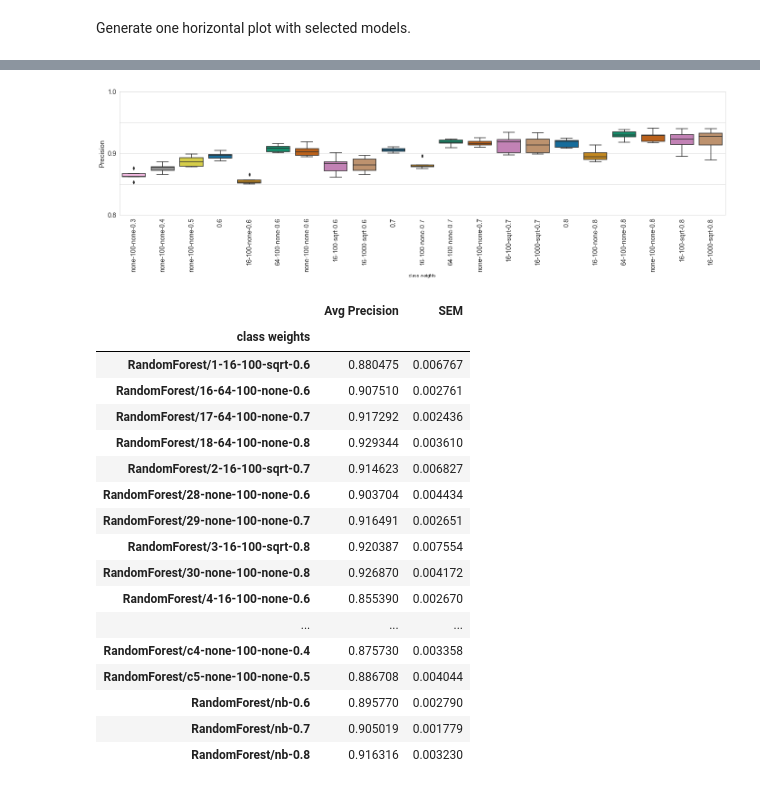
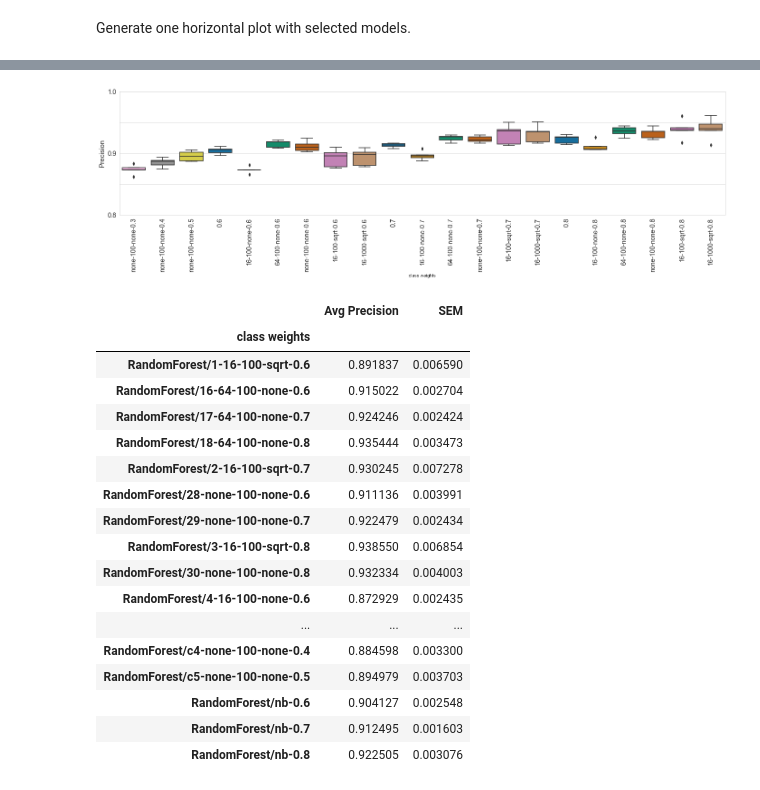
Before and after one commit to BenKaehler/paycheck, a Jupyter notebook: analysis/paycheck-eval-RandomForest.ipynb, the cells around one changed output, grey strips where cells are left out. Drawn from its saved outputs; the diff is of its cells as text; code cells hidden in the pictures.

Commit message:
abundance weighting for folds, part 3 in RF

```diff
--- a/analysis/paycheck-eval-RandomForest.ipynb
+++ b/analysis/paycheck-eval-RandomForest.ipynb
@@ -390,7 +438,7 @@ Merge successful.
 # %% [markdown]
 Fill NB parameters' columns to avoid NaNs.
 # %%
-level7_weighted_folds.loc[level7_weighted_folds["model name"] == "nb", ["max_depth", "n_estimators", "n_features"]] = "NB"
+level7_weighted_folds_abundance.loc[level7_weighted_folds_abundance["model name"] == "nb", ["max_depth", "n_estimators", "n_features"]] = "NB"
 # %% [markdown]
 Double check that there are no NaN values in parameter columns.
 # %%
@@ -491,19 +452,0 @@ boxplots_per_confidence(data, metric, conf_levels, param, palette, order, y_lims
-# %%
-metric = "F-measure"
-params = ["n_estimators", "n_features", "max_depth"]
-y_lims = [0.52, 0.91]
-y_ticks_major = [0.6, 1.0]
-y_ticks_minor = False
-other_columns = ["level", "model name", "confidence", "fold"]
-conf_levels = [0.6, 0.7, 0.8]
-palette = "colorblind"
-param = "max_depth"
-x_label = "Max. tree depth"
-order = [16, 64, "none", "NB"]
-# fig_save_loc = os.path.join(project_dir, sample_types[0], f"fig-{metric}-{param}.svg")
-fig_save_loc = None
-
-data_slice = level7_weighted_folds[[metric] + params + other_columns]
-data = data_slice[(data_slice["n_estimators"].isin([100, "NB"])) & (data_slice["n_features"].isin(["none", "NB"]))]
-
-boxplots_per_confidence(data, metric, conf_levels, param, palette, order, y_lims, y_ticks_major, y_ticks_minor, x_label, fig_save_loc)
@@ -522,7 +463,7 @@ def plot_all_boxes(data, metric, params, y_ticks_major, y_ticks_minor, palette,
         # calculate mean metric for each fold by grouping by model
         # reset index to unstack all the levels from the multi-level index for easy plotting
         grouped_level7 = data.groupby(['model name', 'level', 'confidence', 'fold', "class weights"] + params)
-        axis_data = grouped_level7.mean().reset_index()
+        axis_data = grouped_level7.apply(weighted_stats, **{"metric": metric}).reset_index()
         axis_data.sort_values(["confidence"] + params, ascending=True, inplace=True)
 
         # sort by confidence to plot in confidence groups
@@ -566,17 +507,21 @@ def calculate_aggregate_metrics(axis_data, metric, grouping_column):
     metric_table = pd.concat([axis_data_grouped.mean(), axis_data_grouped.sem()], axis=1)
     metric_table.columns = [f"Avg {metric}", "SEM"]
     return metric_table
+
+def weighted_stats(x, metric):
+    d1 = DescrStatsW(x[metric], weights=x['abundance'])
+    return pd.Series([d1.mean], index=[metric])
 # %%
 metric = "F-measure"
 params = ["n_features", "n_estimators", "max_depth"]
 y_ticks_major = [0.5, 1.0]
 y_ticks_minor = False
-other_columns = ["level", "model name", "confidence", "fold", "class weights"]
+other_columns = ["level", "model name", "confidence", "fold", "class weights", "abundance"]
 conf_levels = [0.3, 0.4, 0.5, 0.6, 0.7, 0.8]
 palette = "colorblind"
 save_loc = os.path.join(project_dir, sample_types[0], f"fig-{metric}-allmodels-updated-low-confs.svg")
 
-data_slice = level7_weighted_folds[["F-measure", "Precision", "Recall"] + params + other_columns]
+data_slice = level7_weighted_folds_abundance[["F-measure", "Precision", "Recall"] + params + other_columns]
 
 selection1 = (data_slice["max_depth"].isin([16, "NB"])) & (data_slice["n_features"].isin(["sqrt", "NB"])) & (data_slice["n_estimators"].isin([100, 1000, "NB"]))
 selection2 = (data_slice["max_depth"].isin([16, "NB"])) & (data_slice["n_estimators"].isin([100, "NB"])) & (data_slice["n_features"].isin(["sqrt", "none", "NB"]))
@@ -610,36 +555,36 @@ calculate_aggregate_metrics(axis_data, metric, "class weights")
 # %%
 metric = "Precision"
 params = ["n_features", "n_estimators", "max_depth"]
 y_ticks_major = [0.8, 1.01]
 y_ticks_minor = True
-other_columns = ["level", "model name", "confidence", "fold", "class weights"]
+other_columns = ["level", "model name", "confidence", "fold", "class weights", "abundance"]
 conf_levels = [0.3, 0.4, 0.5, 0.6, 0.7, 0.8]
 palette = "colorblind"
 save_loc = os.path.join(project_dir, sample_types[0], f"fig-{metric}-allmodels-updated-low-confs.svg")
 
 axis_data = plot_all_boxes(data, metric, params, y_ticks_major, y_ticks_minor, palette, save_loc=save_loc)
 
 calculate_aggregate_metrics(axis_data, metric, "class weights")
 # %% [output]
-[figure, old version]
+[figure, new version]
 |  | Avg Precision | SEM |
 | class weights |  |  |
-| RandomForest/1-16-100-sqrt-0.6 | 0.880475 | 0.006767 |
-| RandomForest/16-64-100-none-0.6 | 0.907510 | 0.002761 |
-| RandomForest/17-64-100-none-0.7 | 0.917292 | 0.002436 |
-| RandomForest/18-64-100-none-0.8 | 0.929344 | 0.003610 |
-| RandomForest/2-16-100-sqrt-0.7 | 0.914623 | 0.006827 |
-| RandomForest/28-none-100-none-0.6 | 0.903704 | 0.004434 |
-| RandomForest/29-none-100-none-0.7 | 0.916491 | 0.002651 |
-| RandomForest/3-16-100-sqrt-0.8 | 0.920387 | 0.007554 |
-| RandomForest/30-none-100-none-0.8 | 0.926870 | 0.004172 |
-| RandomForest/4-16-100-none-0.6 | 0.855390 | 0.002670 |
+| RandomForest/1-16-100-sqrt-0.6 | 0.891837 | 0.006590 |
+| RandomForest/16-64-100-none-0.6 | 0.915022 | 0.002704 |
+| RandomForest/17-64-100-none-0.7 | 0.924246 | 0.002424 |
+| RandomForest/18-64-100-none-0.8 | 0.935444 | 0.003473 |
+| RandomForest/2-16-100-sqrt-0.7 | 0.930245 | 0.007278 |
+| RandomForest/28-none-100-none-0.6 | 0.911136 | 0.003991 |
+| RandomForest/29-none-100-none-0.7 | 0.922479 | 0.002434 |
+| RandomForest/3-16-100-sqrt-0.8 | 0.938550 | 0.006854 |
+| RandomForest/30-none-100-none-0.8 | 0.932334 | 0.004003 |
+| RandomForest/4-16-100-none-0.6 | 0.872929 | 0.002435 |
 | ... | ... | ... |
-| RandomForest/c4-none-100-none-0.4 | 0.875730 | 0.003358 |
-| RandomForest/c5-none-100-none-0.5 | 0.886708 | 0.004044 |
-| RandomForest/nb-0.6 | 0.895770 | 0.002790 |
-| RandomForest/nb-0.7 | 0.905019 | 0.001779 |
-| RandomForest/nb-0.8 | 0.916316 | 0.003230 |
+| RandomForest/c4-none-100-none-0.4 | 0.884598 | 0.003300 |
+| RandomForest/c5-none-100-none-0.5 | 0.894979 | 0.003703 |
+| RandomForest/nb-0.6 | 0.904127 | 0.002548 |
+| RandomForest/nb-0.7 | 0.912495 | 0.001603 |
+| RandomForest/nb-0.8 | 0.922505 | 0.003076 |
 # %%
 metric = "Recall"
 params = ["n_features", "n_estimators", "max_depth"]
```
Also changed, not shown: parts of 18 cells of this notebook.
